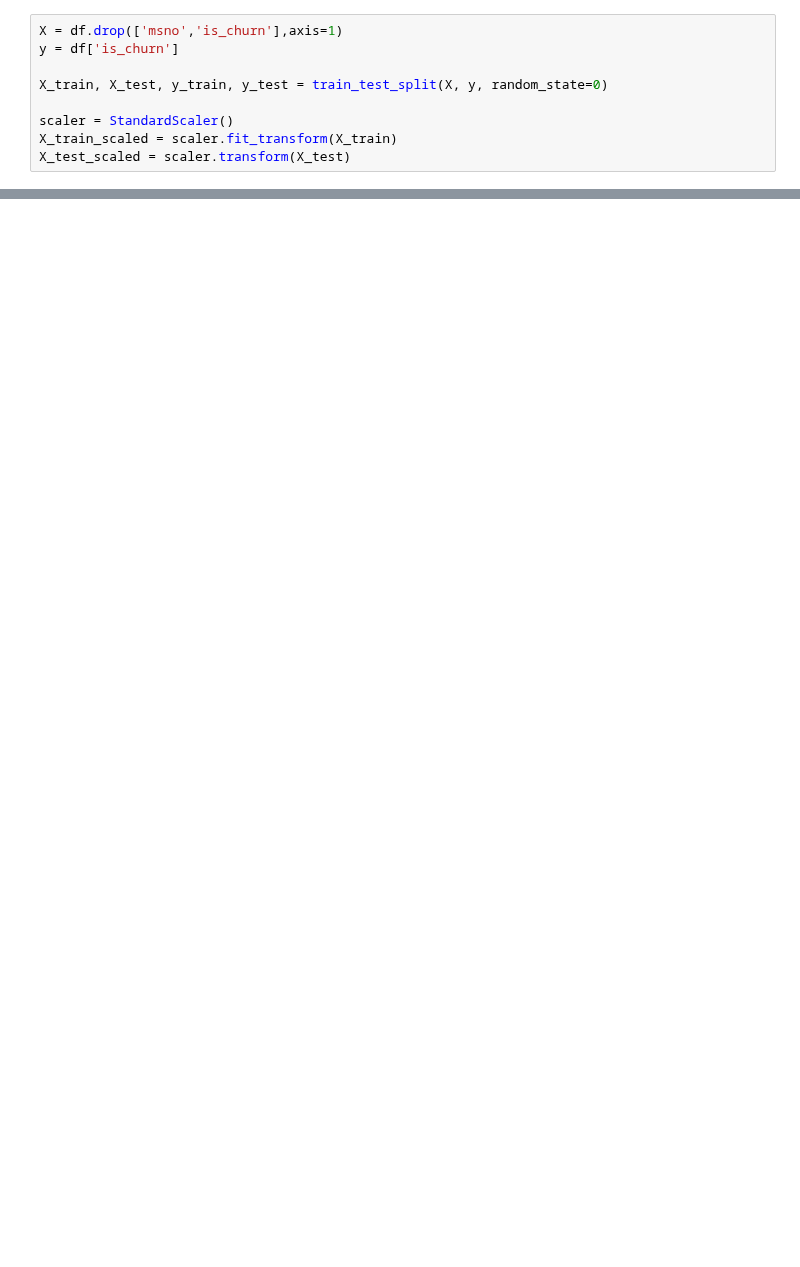
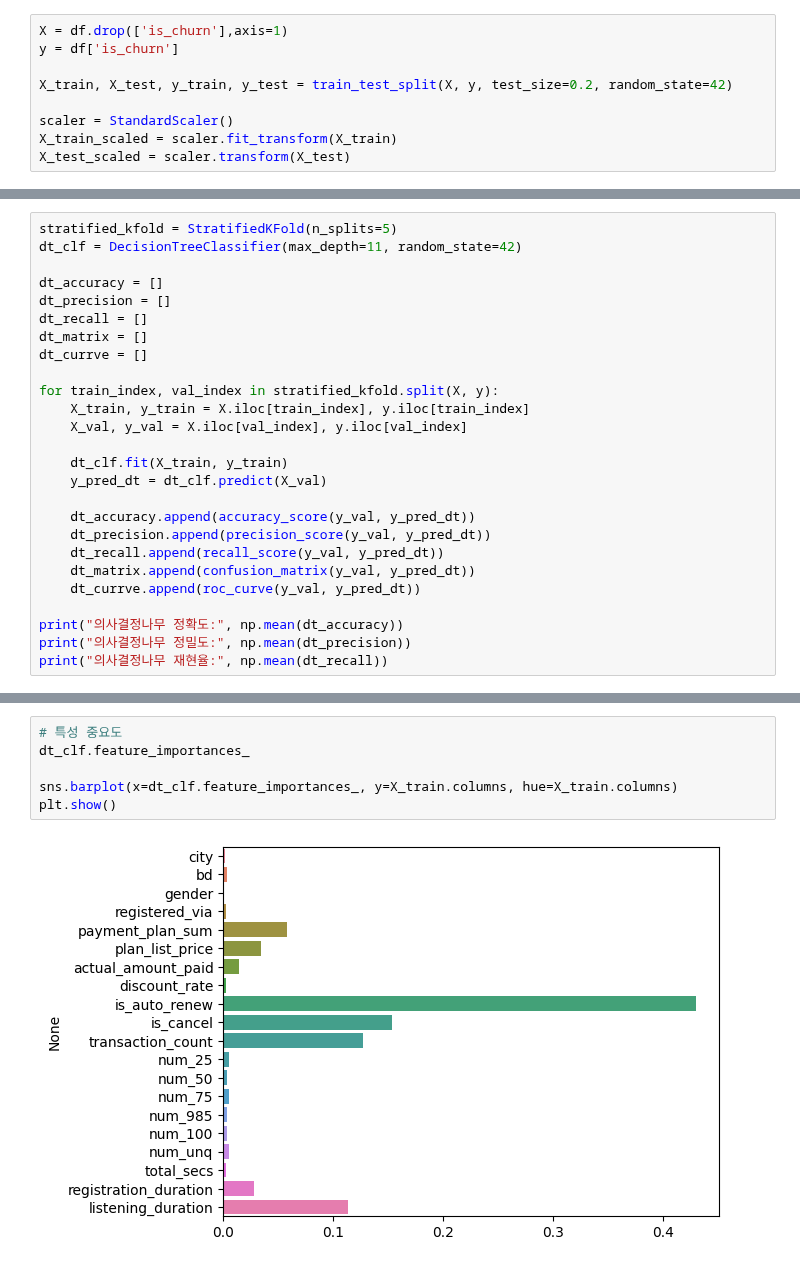
Before and after one commit to SKNETWORKS-FAMILY-AICAMP/SKN09-2nd-2Team, a Jupyter notebook: kimujung/tree.ipynb, the cells around one changed output, grey strips where cells are left out. Drawn from its saved outputs; the diff is of its cells as text; blank space fills up the shorter version.

```diff
--- a/kimujung/tree.ipynb
+++ b/kimujung/tree.ipynb
@@ -18,8 +39,8 @@ df.head(2)
 # %%
-X = df.drop(['msno','is_churn'],axis=1)
+X = df.drop(['is_churn'],axis=1)
 y = df['is_churn']
 
-X_train, X_test, y_train, y_test = train_test_split(X, y, random_state=0)
+X_train, X_test, y_train, y_test = train_test_split(X, y, test_size=0.2, random_state=42)
 
 scaler = StandardScaler()
 X_train_scaled = scaler.fit_transform(X_train)
@@ -38,0 +60,26 @@ DecisionTreeClassifier(max_depth=9, random_state=42)
+# %%
+stratified_kfold = StratifiedKFold(n_splits=5)
+dt_clf = DecisionTreeClassifier(max_depth=11, random_state=42)
+
+dt_accuracy = []
+dt_precision = []
+dt_recall = []
+dt_matrix = []
+dt_currve = []
+
+for train_index, val_index in stratified_kfold.split(X, y):
+    X_train, y_train = X.iloc[train_index], y.iloc[train_index]
+    X_val, y_val = X.iloc[val_index], y.iloc[val_index]
+
+    dt_clf.fit(X_train, y_train)
+    y_pred_dt = dt_clf.predict(X_val)
+
+    dt_accuracy.append(accuracy_score(y_val, y_pred_dt))
+    dt_precision.append(precision_score(y_val, y_pred_dt))
+    dt_recall.append(recall_score(y_val, y_pred_dt))
+    dt_matrix.append(confusion_matrix(y_val, y_pred_dt))
+    dt_currve.append(roc_curve(y_val, y_pred_dt))
+
+print("의사결정나무 정확도:", np.mean(dt_accuracy))
+print("의사결정나무 정밀도:", np.mean(dt_precision))
+print("의사결정나무 재현율:", np.mean(dt_recall))
@@ -38,0 +103,8 @@ DecisionTreeClassifier(max_depth=9, random_state=42)
+# %%
+# 특성 중요도
+dt_clf.feature_importances_
+
+sns.barplot(x=dt_clf.feature_importances_, y=X_train.columns, hue=X_train.columns)
+plt.show()
+# %% [output]
+[figure, added]
```
Also changed, not shown: parts of 21 cells of this notebook.
